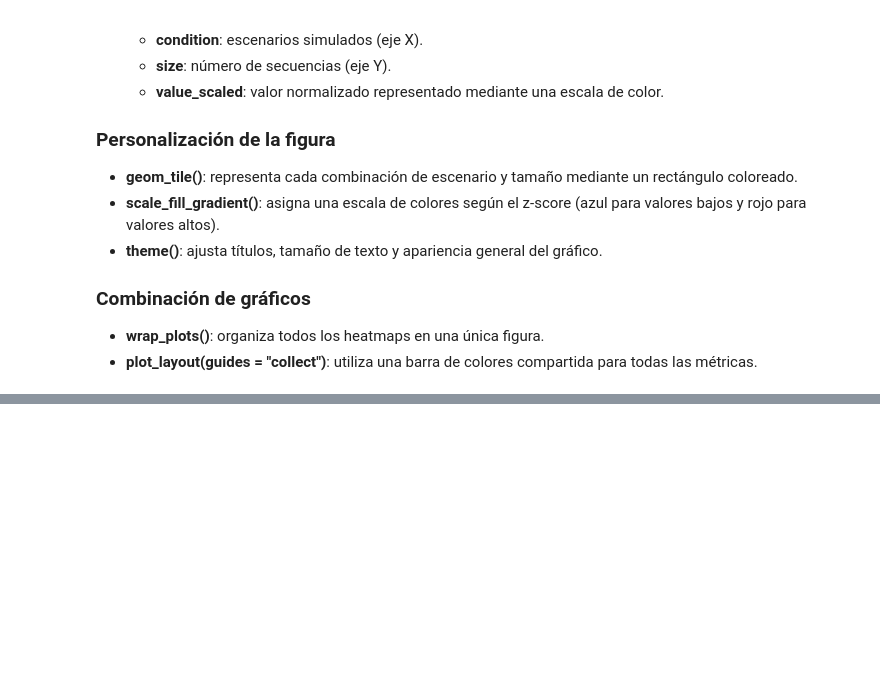
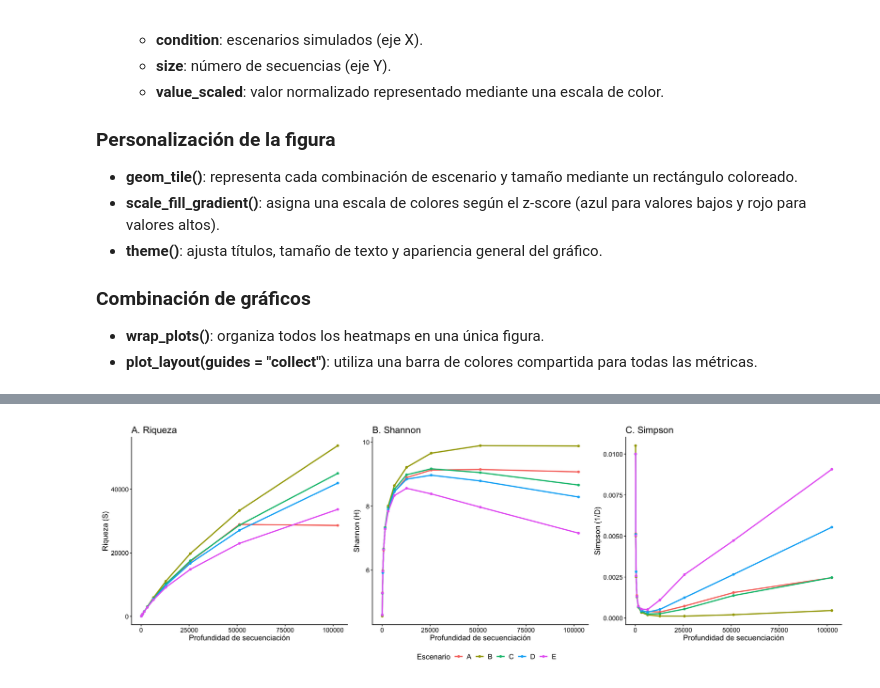
Before and after one commit to sofiacardenase/tesisbioinf-sofia, a Jupyter notebook: notebooks/plots_diversity.ipynb, the cells around one changed output, grey strips where cells are left out. Saved outputs shown, nothing was run; the diff lists cells and outputs as text; code cells hidden in the pictures; blank space fills up the shorter version.

```diff
--- a/notebooks/plots_diversity.ipynb
+++ b/notebooks/plots_diversity.ipynb
@@ -167,0 +233,86 @@ i Specify the column types or set `show_col_types = FALSE` to quiet this message
+# %%
+library(readr)
+library(ggplot2)
+library(patchwork)
+
+datos <- read_tsv(
+  "/Users/catg/Desktop/SOFIAC/Gitsofia/tesisbioinf-sofia/results/diversity_matrix/diversity_matrix_A.tsv",
+  show_col_types = FALSE
+)
+
+p1 <- ggplot(datos, aes(x = size, y = richness, color = condition, group = condition)) +
+  geom_line(linewidth = 1) +
+  geom_point() +
+  labs(
+    title = "A. Riqueza",
+    x = "Profundidad de secuenciaci\u00F3n",
+    y = "Riqueza (S)",
+    color = "Escenario"
+  ) +
+  theme_classic()
+
+p2 <- ggplot(datos, aes(x = size, y = shannon, color = condition, group = condition)) +
+  geom_line(linewidth = 1) +
+  geom_point() +
+  labs(
+    title = "B. Shannon",
+    x = "Profundidad de secuenciaci\u00F3n",
+    y = "Shannon (H)",
+    color = "Escenario"
+  ) +
+  theme_classic()
+
+p3 <- ggplot(datos, aes(x = size, y = simpson, color = condition, group = condition)) +
+  geom_line(linewidth = 1) +
+  geom_point() +
+  labs(
+    title = "C. Simpson",
+    x = "Profundidad de secuenciaci\u00F3n",
+    y = "Simpson (1/D)",
+    color = "Escenario"
+  ) +
+  theme_classic()
+
+# Mostrar los 3 paneles grandes
+options(
+  repr.plot.width = 18,
+  repr.plot.height = 6,
+  repr.plot.res = 150
+)
+
+p1 + p2 + p3 +
+  plot_layout(guides = "collect") &
+  theme(
+    legend.position = "bottom",
+    text = element_text(
+      family = "Arial Unicode MS",
+      size = 14
+    ),
+    plot.title = element_text(
+      size = 16,
+      face = "bold"
+    ),
+    axis.title = element_text(size = 13),
+    axis.text = element_text(size = 11),
+    legend.text = element_text(size = 12),
+    legend.title = element_text(size = 13)
+  )
+
+# Guardar en alta resolución
+ggsave(
+  "rarefaccion_3_paneles.png",
+  p1 + p2 + p3 +
+    plot_layout(guides = "collect") &
+    theme(
+      legend.position = "bottom",
+      text = element_text(
+        family = "Arial Unicode MS",
+        size = 14
+      )
+    ),
+  width = 18,
+  height = 6,
+  dpi = 300
+)
+# %% [output]
+[figure, added]
```
Also changed, not shown: parts of 2 cells of this notebook, 4 other files.
